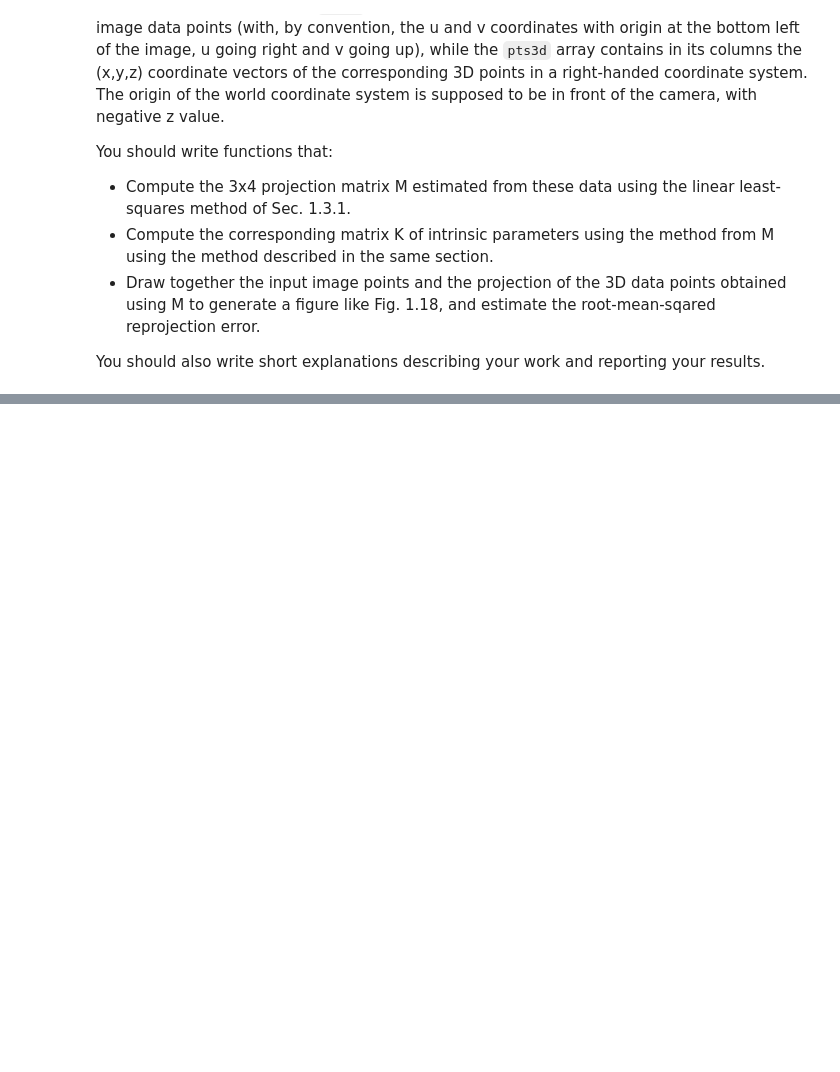
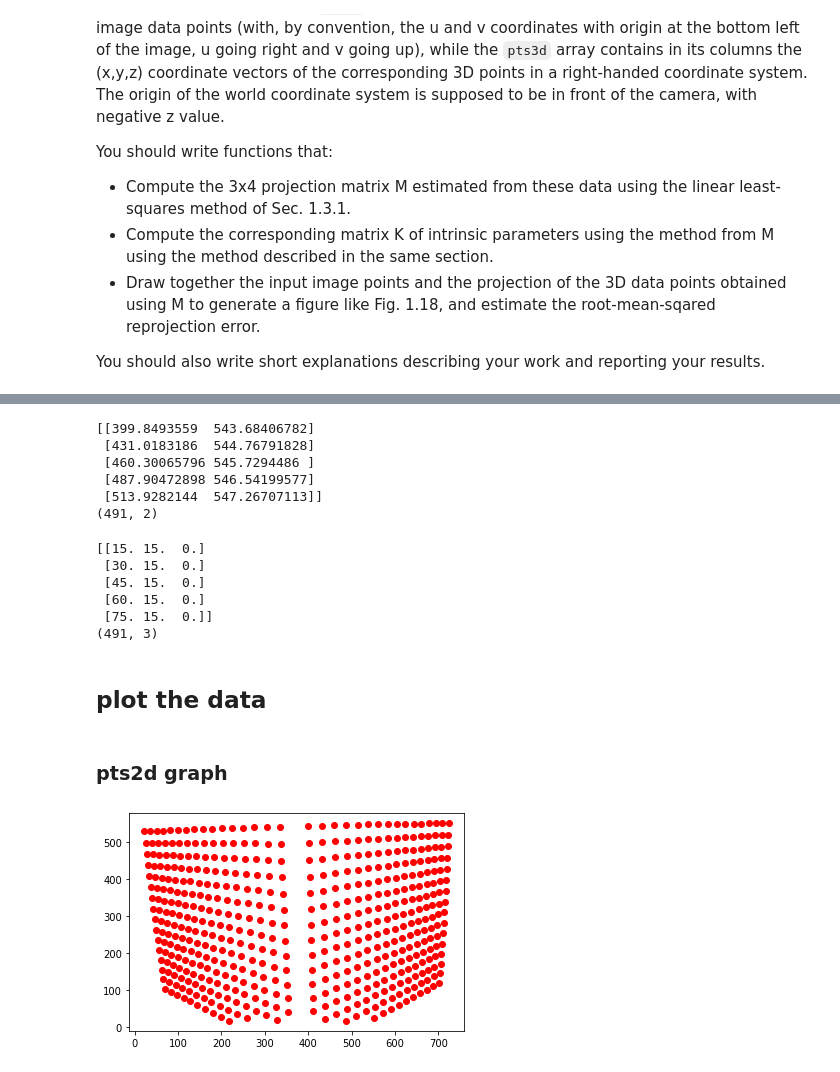
Before and after one commit to yeb2Binfang/DS_GY_3001_CV, a Jupyter notebook: HW/HW1/homework1.ipynb, the cells around one changed output, grey strips where cells are left out. Saved outputs shown, nothing was run; the diff lists cells and outputs as text; code cells hidden in the pictures; blank space fills up the shorter version.

```diff
--- a/HW/HW1/homework1.ipynb
+++ b/HW/HW1/homework1.ipynb
@@ -22,5 +22,5 @@ You should also write short explanations describing your work and reporting your
 # %%
 import numpy as np
 
-pts2d = np.loadtxt("pts2d.txt")
-pts3d = np.loadtxt("pts3d.txt")
+pts2d = np.loadtxt("https://raw.githubusercontent.com/yeb2Binfang/DS_GY_3001_CV/main/HW/HW1/pts2d.txt")
+pts3d = np.loadtxt("https://raw.githubusercontent.com/yeb2Binfang/DS_GY_3001_CV/main/HW/HW1/pts3d.txt")
@@ -26,0 +29,22 @@ pts3d = np.loadtxt("pts3d.txt")
+# %%
+print(pts2d[0:5])
+print(pts2d.shape)
+# %% [output]
+[[399.8493559  543.68406782]
+ [431.0183186  544.76791828]
+ [460.30065796 545.7294486 ]
+ [487.90472898 546.54199577]
+ [513.9282144  547.26707113]]
+(491, 2)
+# %%
+print(pts3d[0:5])
+print(pts3d.shape)
+# %% [output]
+[[15. 15.  0.]
+ [30. 15.  0.]
+ [45. 15.  0.]
+ [60. 15.  0.]
+ [75. 15.  0.]]
+(491, 3)
+# %% [markdown]
+## plot the data
@@ -26,0 +53,7 @@ pts3d = np.loadtxt("pts3d.txt")
+# %% [markdown]
+### pts2d graph
+# %%
+plt.scatter(pts2d[:,0],pts2d[:,1],marker='o',color='red')
+plt.show()
+# %% [output]
+[figure, added]
```
Also changed, not shown: parts of 21 cells of this notebook.
